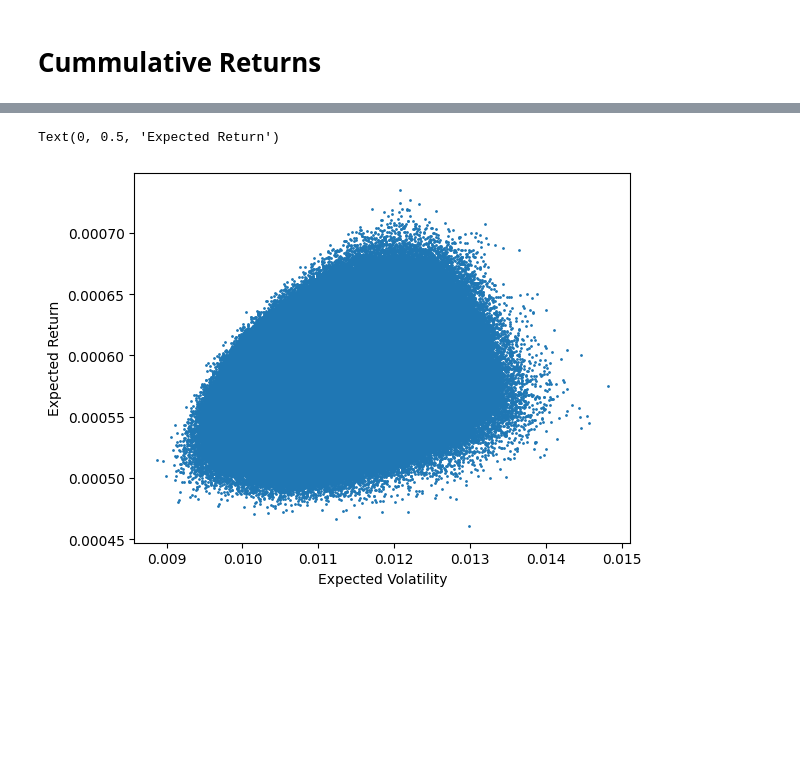
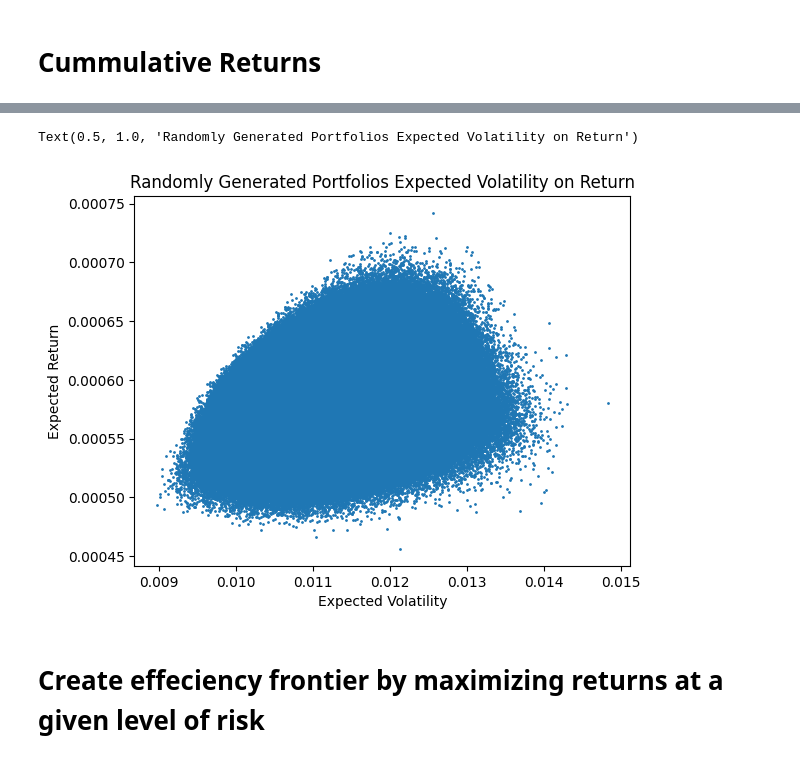
Before and after one commit to NookRitzia/Markowitz-Portfolio-Optimization, a Jupyter notebook: MPO Take 2.ipynb, the cells around one changed output, grey strips where cells are left out. Drawn from its saved outputs; the diff is of its cells as text; code cells hidden in the pictures; blank space fills up the shorter version.

```diff
--- a/MPO Take 2.ipynb
+++ b/MPO Take 2.ipynb
@@ -96,10 +101,13 @@ for i in range(5000000):
 # %%
 plt.plot(sigmas, mus, 'o', markersize=1)
 plt.xlabel('Expected Volatility')
 plt.ylabel('Expected Return')
+plt.title('Randomly Generated Portfolios Expected Volatility on Return')
 # %% [output]
-Text(0, 0.5, 'Expected Return')
+Text(0.5, 1.0, 'Randomly Generated Portfolios Expected Volatility on Return')
-[figure, old version]
+[figure, new version]
+# %% [markdown]
+# Create effeciency frontier by maximizing returns at a given level of risk
 # %%
 cov = np.matrix(return_df.cov()) # Covariance matrix of all ETFs included in this study (np matrix format)
 
```
Also changed, not shown: parts of 17 cells of this notebook.
